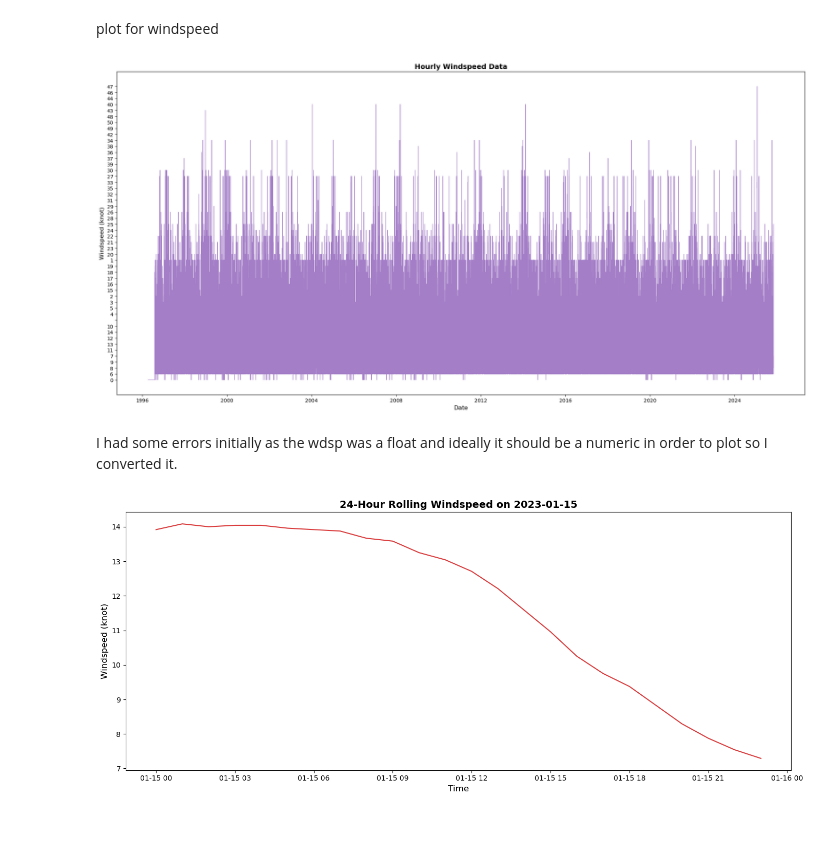
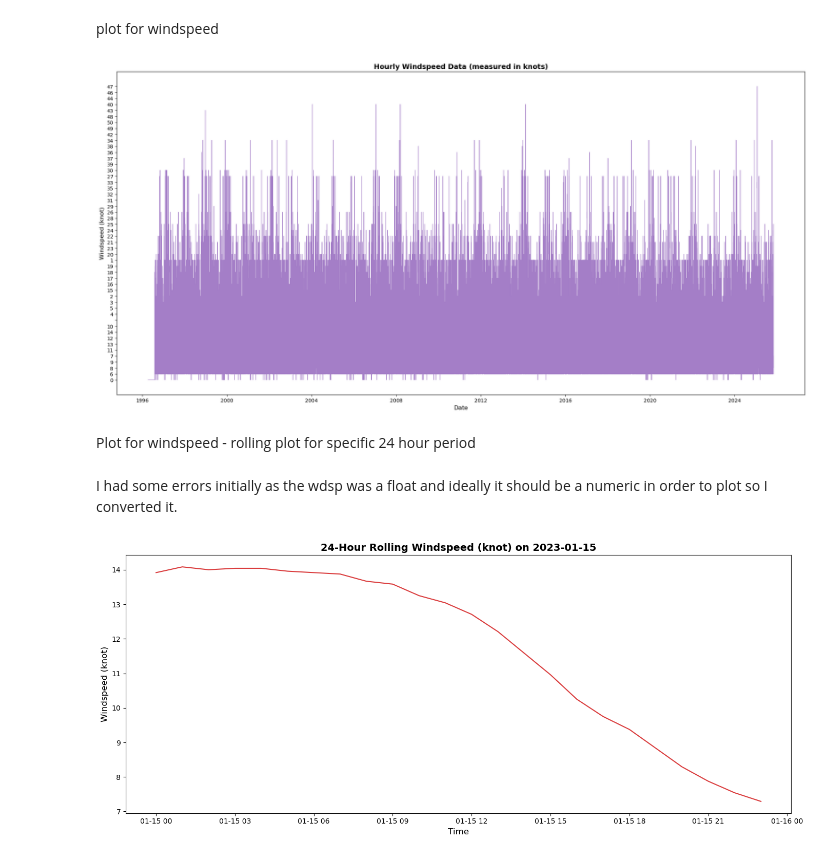
Before and after one commit to KaiiMenai/programming-for-data-analytics, a Jupyter notebook: pfda-assignments/assignment06-weather.ipynb, the cells around one changed output. Cells and saved outputs as stored; diff of their text form; code cells hidden in the pictures; blank space fills up the shorter version.

```diff
--- a/pfda-assignments/assignment06-weather.ipynb
+++ b/pfda-assignments/assignment06-weather.ipynb
@@ -152,19 +125,21 @@ plot for windspeed
 # %%
 # Plot the windspeeds for the dataset and remove missing values
 # remove rows with NaN windspeed
 df = df.dropna(subset=['wdsp'])
 
 # Plot hourly windspeed data
 fig, ax = plt.subplots(figsize=(20, 10))
 ax.plot(df['date'], df['wdsp'], linewidth=0.8, color='#9467bd', alpha=0.85)
-ax.set_title('Hourly Windspeed Data', fontsize=14, fontweight='bold')
+ax.set_title('Hourly Windspeed Data (measured in knots)', fontsize=14, fontweight='bold')
 ax.set_xlabel('Date', fontsize=12)
 ax.set_ylabel('Windspeed (knot)', fontsize=12)
 plt.tight_layout()
 plt.savefig('hourly_windspeed_data.png', dpi=150, bbox_inches='tight')
 plt.show()
 # %% [output]
-[figure, old version]
+[figure, new version]
+# %% [markdown]
+Plot for windspeed - rolling plot for specific 24 hour period
 # %% [markdown]
 I had some errors initially as the wdsp was a float and ideally it should be a numeric in order to plot so I converted it.
 # %%
@@ -185,11 +160,11 @@ filtered_df = df[df['date_only'] == pd.to_datetime(target_date).date()]
 # Plot the rolling windspeed for the specified date
 fig, ax = plt.subplots(figsize=(14, 6))
 ax.plot(filtered_df['date'], filtered_df['wdsp_rolling'], linewidth=1.5, color='#d62728', alpha=0.9)
-ax.set_title(f'24-Hour Rolling Windspeed on {target_date}', fontsize=14, fontweight='bold')
+ax.set_title(f'24-Hour Rolling Windspeed (knot) on {target_date}', fontsize=14, fontweight='bold')
 ax.set_xlabel('Time', fontsize=12)
 ax.set_ylabel('Windspeed (knot)', fontsize=12)
 plt.tight_layout()
 plt.savefig(f'rolling_windspeed_{target_date}.png', dpi=150, bbox_inches='tight')
 plt.show()
 # %% [output]
-[figure, old version]
+[figure, new version]
```
Also changed, not shown: parts of 11 cells of this notebook, 8 other files.
